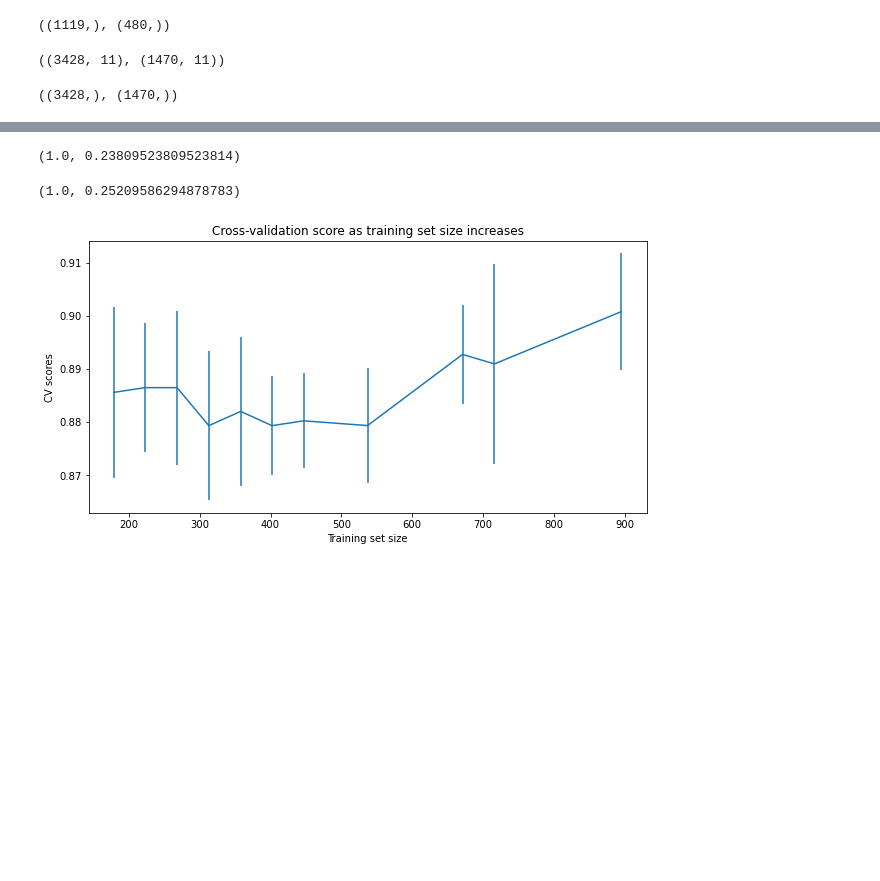
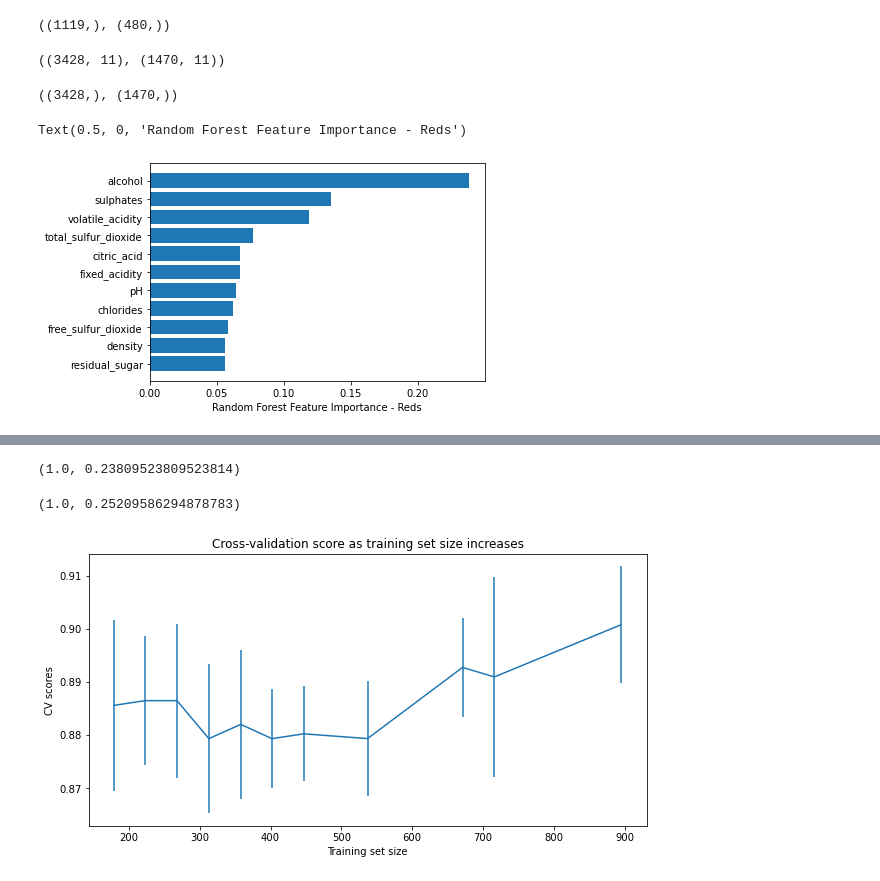
Before and after one commit to delwester/Springboard, a Jupyter notebook: Capstone2/Capstone 2 Preprocessing and Training.ipynb, the cells around one changed output, grey strips where cells are left out. Cells and saved outputs as stored; diff of their text form; code cells hidden in the pictures; blank space fills up the shorter version.

```diff
--- a/Capstone2/Capstone 2 Preprocessing and Training.ipynb
+++ b/Capstone2/Capstone 2 Preprocessing and Training.ipynb
@@ -99,3 +96,13 @@ white_X_train.shape, white_X_test.shape
 white_y_train.shape, white_y_test.shape
 # %% [output]
 ((3428,), (1470,))
+# %%
+rf = RandomForestRegressor(n_estimators=100)
+rf.fit(red_X_train, red_y_train)
+sorted_idx = rf.feature_importances_.argsort()
+plt.barh(red_wine.columns[sorted_idx], rf.feature_importances_[sorted_idx])
+plt.xlabel("Random Forest Feature Importance - Reds")
+# High alcohol content, sulphates (anti_microbial) and lower volatile acidity (high=vinagar taste) appear to be the top three important features for red wine quality
+# %% [output]
+Text(0.5, 0, 'Random Forest Feature Importance - Reds')
+[figure, added]
```
Also changed, not shown: parts of 2 cells of this notebook.
